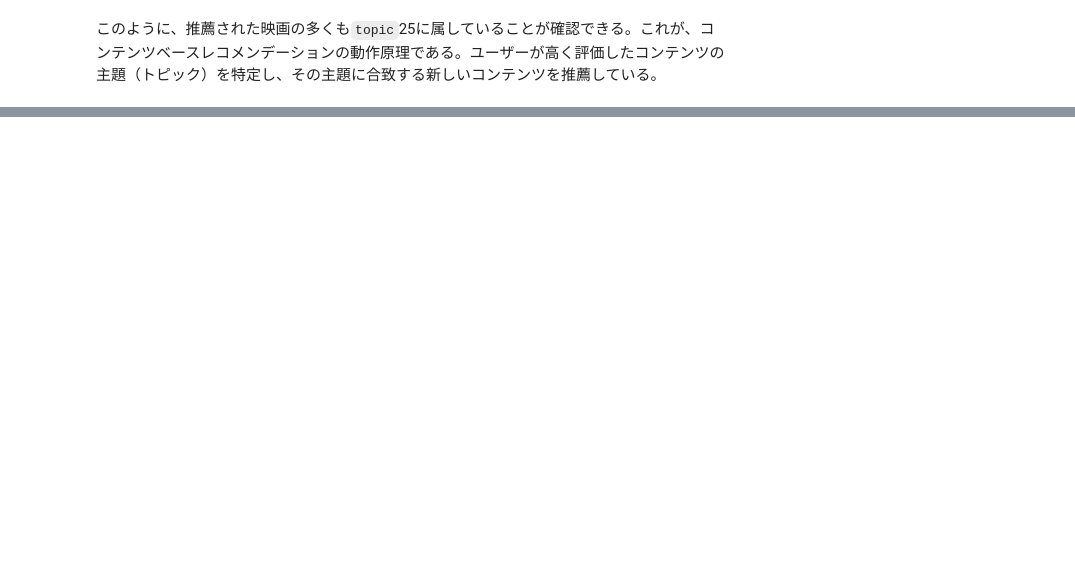
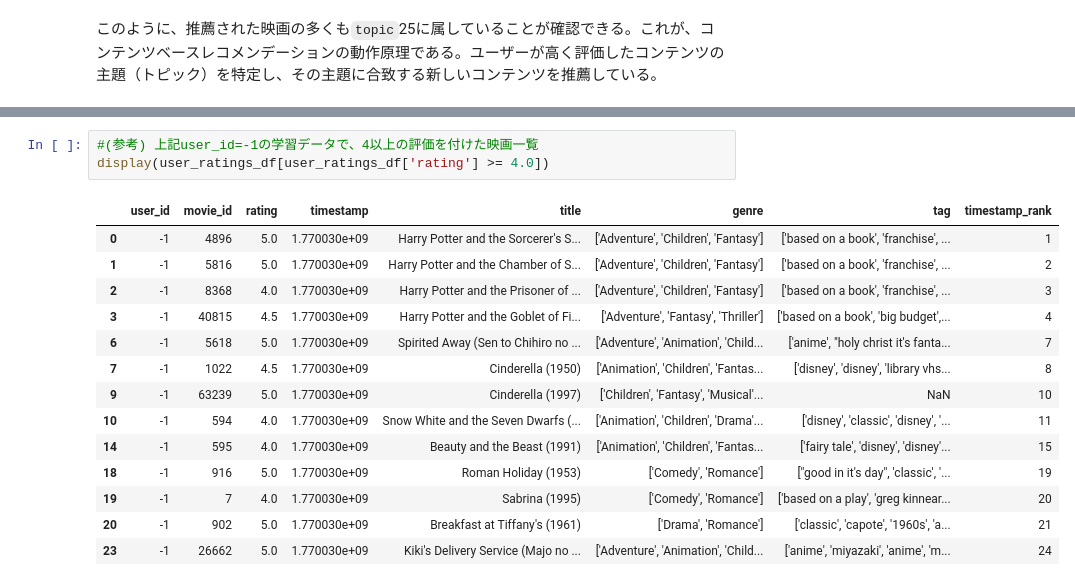
Before and after one commit to momokaakiyama/cinema, a Jupyter notebook: chapter5/colab/LDA_content.ipynb, the cells around one changed output, grey strips where cells are left out. Drawn from its saved outputs; the diff is of its cells as text; blank space fills up the shorter version.

```diff
--- a/chapter5/colab/LDA_content.ipynb
+++ b/chapter5/colab/LDA_content.ipynb
@@ -331,0 +314,18 @@ display(recommended_movies[['movie_id', 'title', 'genre', 'topic', 'topic_score'
+# %%
+#(参考) 上記user_id=-1の学習データで、4以上の評価を付けた映画一覧
+display(user_ratings_df[user_ratings_df['rating'] >= 4.0])
+# %% [output]
+|  | user_id | movie_id | rating | timestamp | title | genre | tag | timestamp_rank |
+| 0 | -1 | 4896 | 5.0 | 1.770030e+09 | Harry Potter and the Sorcerer's S... | ['Adventure', 'Children', 'Fantasy'] | ['based on a book', 'franchise', ... | 1 |
+| 1 | -1 | 5816 | 5.0 | 1.770030e+09 | Harry Potter and the Chamber of S... | ['Adventure', 'Children', 'Fantasy'] | ['based on a book', 'franchise', ... | 2 |
+| 2 | -1 | 8368 | 4.0 | 1.770030e+09 | Harry Potter and the Prisoner of ... | ['Adventure', 'Children', 'Fantasy'] | ['based on a book', 'franchise', ... | 3 |
+| 3 | -1 | 40815 | 4.5 | 1.770030e+09 | Harry Potter and the Goblet of Fi... | ['Adventure', 'Fantasy', 'Thriller'] | ['based on a book', 'big budget',... | 4 |
+| 6 | -1 | 5618 | 5.0 | 1.770030e+09 | Spirited Away (Sen to Chihiro no ... | ['Adventure', 'Animation', 'Child... | ['anime', "holy christ it's fanta... | 7 |
+| 7 | -1 | 1022 | 4.5 | 1.770030e+09 | Cinderella (1950) | ['Animation', 'Children', 'Fantas... | ['disney', 'disney', 'library vhs... | 8 |
+| 9 | -1 | 63239 | 5.0 | 1.770030e+09 | Cinderella (1997) | ['Children', 'Fantasy', 'Musical'... | NaN | 10 |
+| 10 | -1 | 594 | 4.0 | 1.770030e+09 | Snow White and the Seven Dwarfs (... | ['Animation', 'Children', 'Drama'... | ['disney', 'classic', 'disney', '... | 11 |
+| 14 | -1 | 595 | 4.0 | 1.770030e+09 | Beauty and the Beast (1991) | ['Animation', 'Children', 'Fantas... | ['fairy tale', 'disney', 'disney'... | 15 |
+| 18 | -1 | 916 | 5.0 | 1.770030e+09 | Roman Holiday (1953) | ['Comedy', 'Romance'] | ["good in it's day", 'classic', '... | 19 |
+| 19 | -1 | 7 | 4.0 | 1.770030e+09 | Sabrina (1995) | ['Comedy', 'Romance'] | ['based on a play', 'greg kinnear... | 20 |
+| 20 | -1 | 902 | 5.0 | 1.770030e+09 | Breakfast at Tiffany's (1961) | ['Drama', 'Romance'] | ['classic', 'capote', '1960s', 'a... | 21 |
+| 23 | -1 | 26662 | 5.0 | 1.770030e+09 | Kiki's Delivery Service (Majo no ... | ['Adventure', 'Animation', 'Child... | ['anime', 'miyazaki', 'anime', 'm... | 24 |
```
Also changed, not shown: parts of 18 cells of this notebook.
